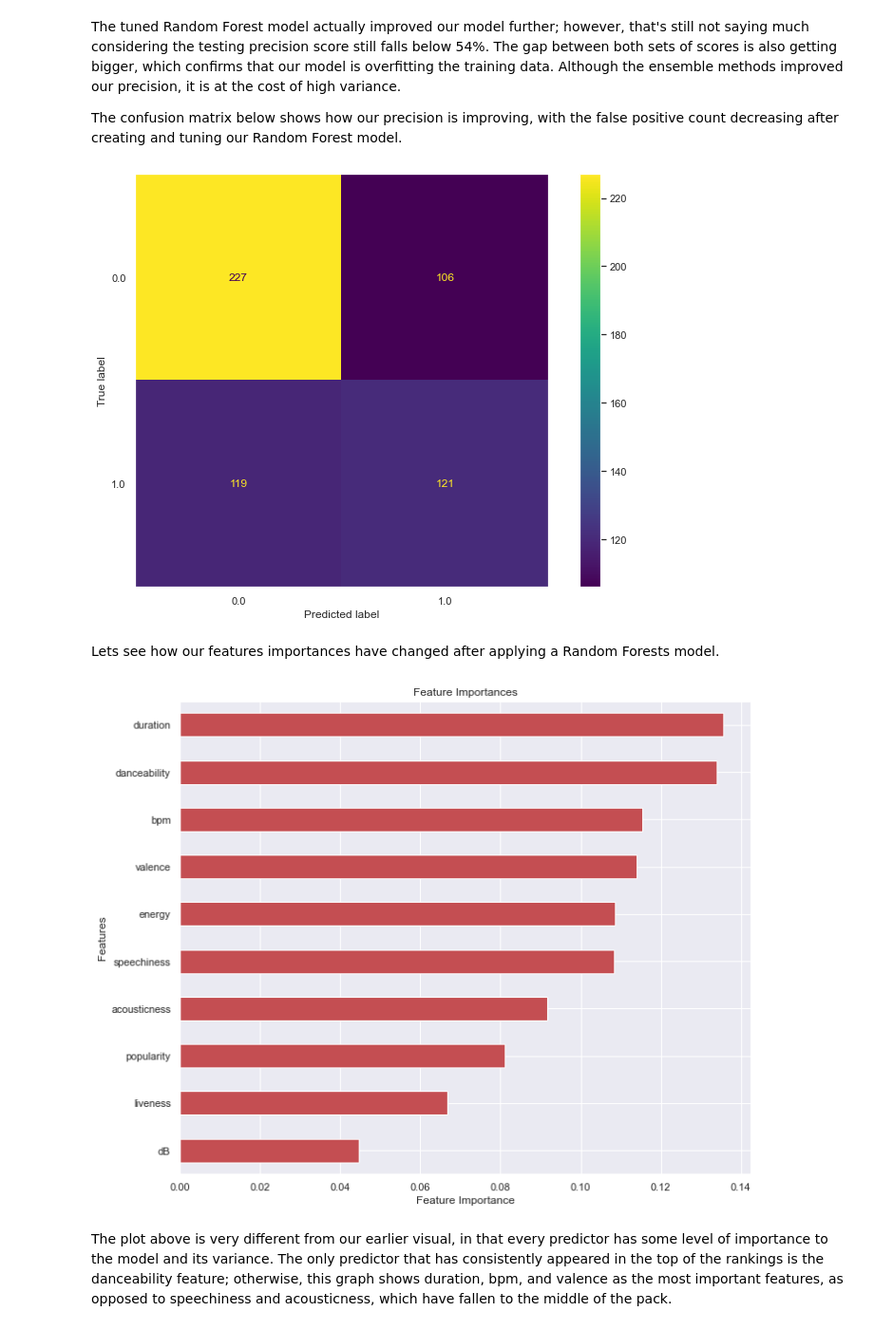
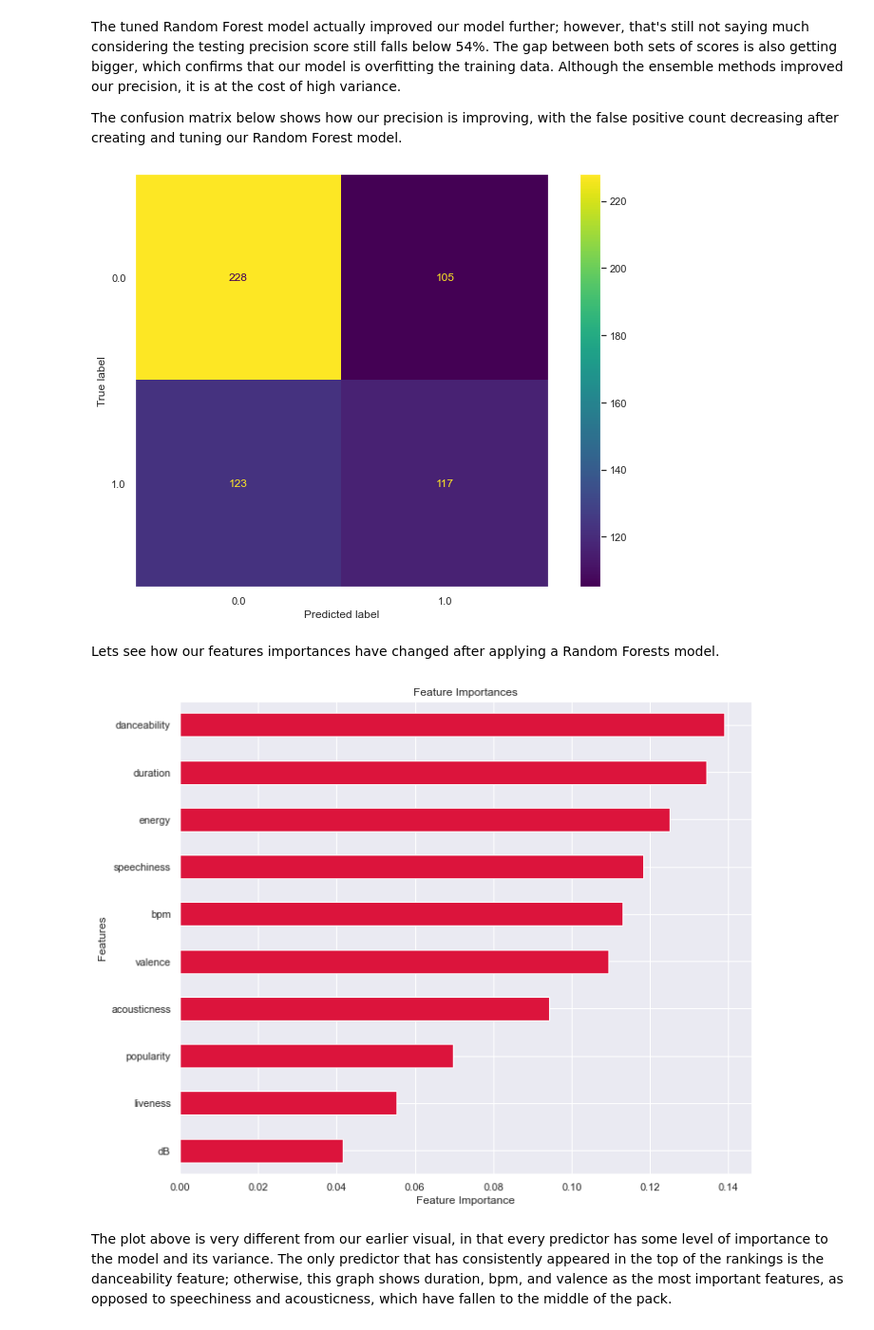
Before and after one commit to rookiescientist-andre/Pop-Genre-Classifier, a Jupyter notebook: Pop_Genre_Classifier.ipynb, the cells around one changed output. Shown at 95% size. Cells and saved outputs as stored; diff of their text form; code cells hidden in the pictures.

Commit message:
Added images to README & updated notebook

```diff
--- a/Pop_Genre_Classifier.ipynb
+++ b/Pop_Genre_Classifier.ipynb
@@ -470,7 +466,7 @@ rf_param_grid = {'n_estimators': [30, 50, 100, 125],
                 'min_samples_leaf': [5, 10, 15]}
 
 # Instantiate the GridSearchCV object
-rf_grid_search = GridSearchCV(rf_clf, rf_param_grid, cv=3)
+rf_grid_search = GridSearchCV(rf_clf, rf_param_grid, cv=5)
 # %%
 # Fit the grid search object
 rf_grid_search.fit(X_train, y_train)
@@ -495,7 +491,7 @@ Optimal Parameters:
 Now that we have our "optimal" parameters, lets create & fit another random forest model with these parameters in place. We'll predict some estimates in order to calculate the training and testing accuracy and precision scores, then compute the ROC AUC score to evaluate the model.
 # %%
 # Create another Random Forests model with tuned hyperparameters
-forest_2 = RandomForestClassifier(n_estimators=125, criterion='gini', max_depth=8,
-                                  min_samples_leaf=5, min_samples_split=5)
+forest_2 = RandomForestClassifier(n_estimators=100, criterion='gini', max_depth=6,
+                                  min_samples_leaf=5, min_samples_split=5, random_state=17)
 forest_2.fit(X_train, y_train)
 # %% [output]
@@ -536,23 +532,23 @@ disp.plot()
 plt.grid(False)
 plt.show();
 # %% [output]
-[figure, old version]
+[figure, new version]
 # %% [markdown]
 Lets see how our features importances have changed after applying a Random Forests model.
 # %%
 # Visualize the feature importances
 importances = forest_2.feature_importances_
 important_features = pd.Series(importances, index=X_train.columns)
 
 
 fig, ax = plt.subplots(figsize=(10, 8))
-important_features.nsmallest(10).plot(kind='barh', color='r')
+important_features.nsmallest(10).plot(kind='barh', color='crimson')
 ax.set_title("Feature Importances")
 ax.set_xlabel("Feature Importance")
 ax.set_ylabel("Features")
 fig.tight_layout()
 # %% [output]
-[figure, old version]
+[figure, new version]
 # %% [markdown]
 The plot above is very different from our earlier visual, in that every predictor has some level of importance to the model and its variance. The only predictor that has consistently appeared in the top of the rankings is the danceability feature; otherwise, this graph shows duration, bpm, and valence as the most important features, as opposed to speechiness and acousticness, which have fallen to the middle of the pack.
 # %% [markdown]
```
Also changed, not shown: parts of 17 cells of this notebook, 6 other files.
